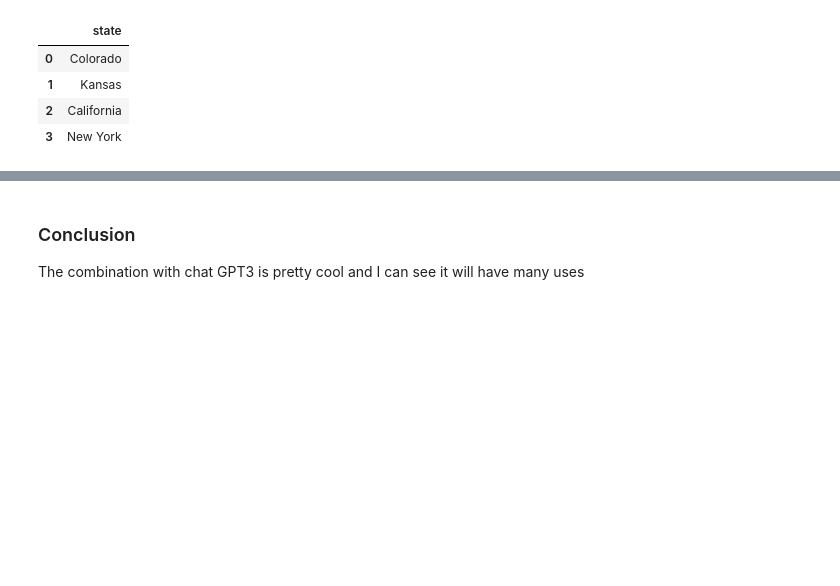
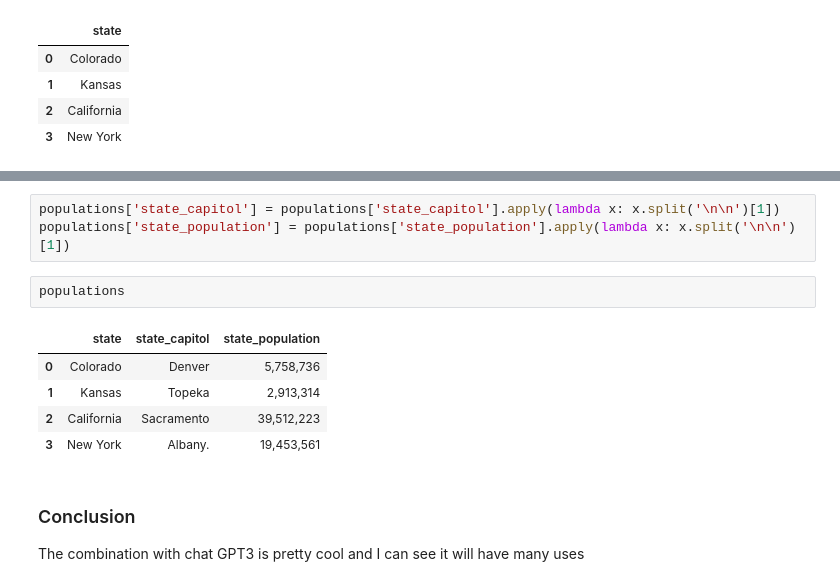
Before and after one commit to DrPBaksh/sketch, a Jupyter notebook: sketch.ipynb, the cells around one changed output, grey strips where cells are left out. Cells and saved outputs as stored; diff of their text form; blank space fills up the shorter version.

Commit message:
cleaned data with lambda

```diff
--- a/sketch.ipynb
+++ b/sketch.ipynb
@@ -358,6 +361,17 @@ populations
 | 1 | Kansas | \n\nTopeka | \n\n2,913,314 |
 | 2 | California | \n\nSacramento | \n\n39,512,223 |
 | 3 | New York | \n\nAlbany. | \n\n19,453,561 |
+# %%
+populations['state_capitol'] = populations['state_capitol'].apply(lambda x: x.split('\n\n')[1])
+populations['state_population'] = populations['state_population'].apply(lambda x: x.split('\n\n')[1])
+# %%
+populations
+# %% [output]
+|  | state | state_capitol | state_population |
+| 0 | Colorado | Denver | 5,758,736 |
+| 1 | Kansas | Topeka | 2,913,314 |
+| 2 | California | Sacramento | 39,512,223 |
+| 3 | New York | Albany. | 19,453,561 |
 # %% [markdown]
 ### Conclusion
 
```
Also changed, not shown: parts of 7 cells of this notebook.
